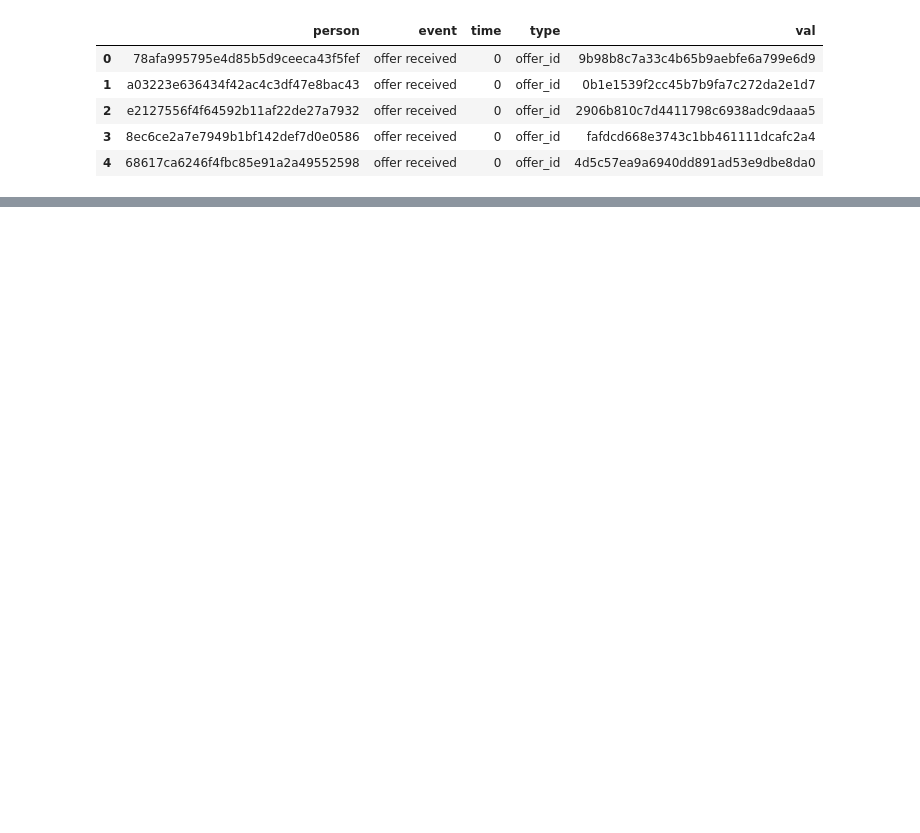
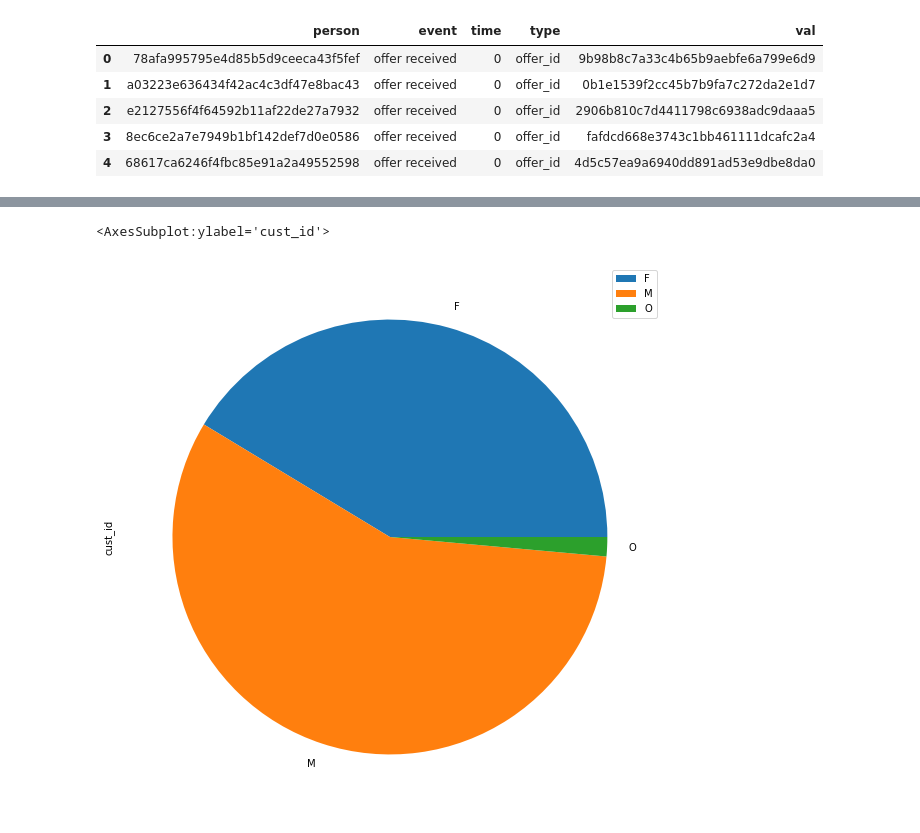
Before and after one commit to alexblang/crm, a Jupyter notebook: quick.ipynb, the cells around one changed output, grey strips where cells are left out. Saved outputs shown, nothing was run; the diff lists cells and outputs as text; code cells hidden in the pictures; blank space fills up the shorter version.

```diff
--- a/quick.ipynb
+++ b/quick.ipynb
@@ -167,3 +169,6 @@ contacts_data.head()
 | 2 | e2127556f4f64592b11af22de27a7932 | offer received | 0 | offer_id | 2906b810c7d4411798c6938adc9daaa5 |
 | 3 | 8ec6ce2a7e7949b1bf142def7d0e0586 | offer received | 0 | offer_id | fafdcd668e3743c1bb461111dcafc2a4 |
 | 4 | 68617ca6246f4fbc85e91a2a49552598 | offer received | 0 | offer_id | 4d5c57ea9a6940dd891ad53e9dbe8da0 |
+# %%
+gender_data = customers_data.groupby(["gender"]).count()
+gender_data
@@ -169,0 +181,5 @@ contacts_data.head()
+# %%
+gender_data.plot.pie(y="cust_id", figsize=(10,10))
+# %% [output]
+<AxesSubplot:ylabel='cust_id'>
+[figure, added]
```
Also changed, not shown: parts of 2 cells of this notebook.
